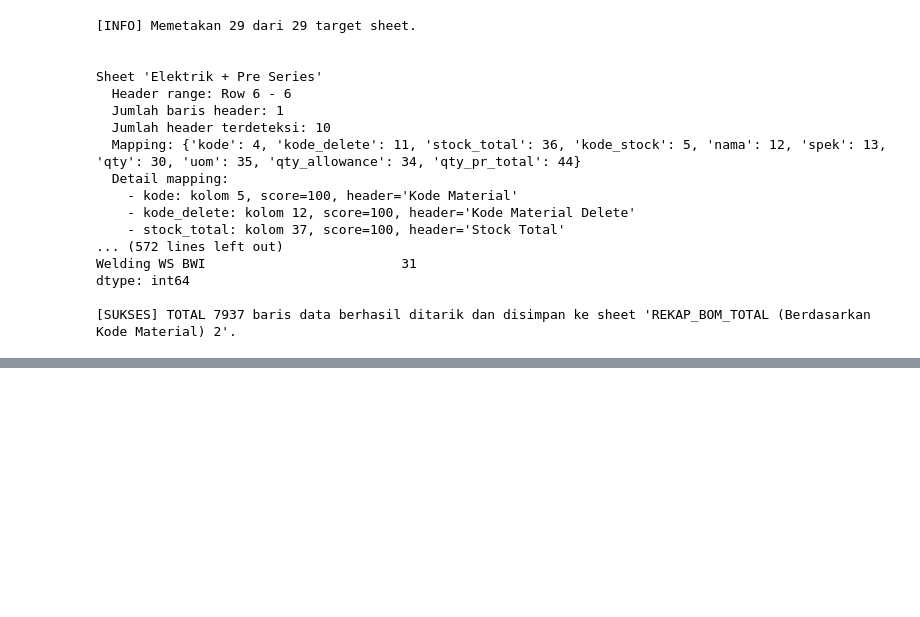
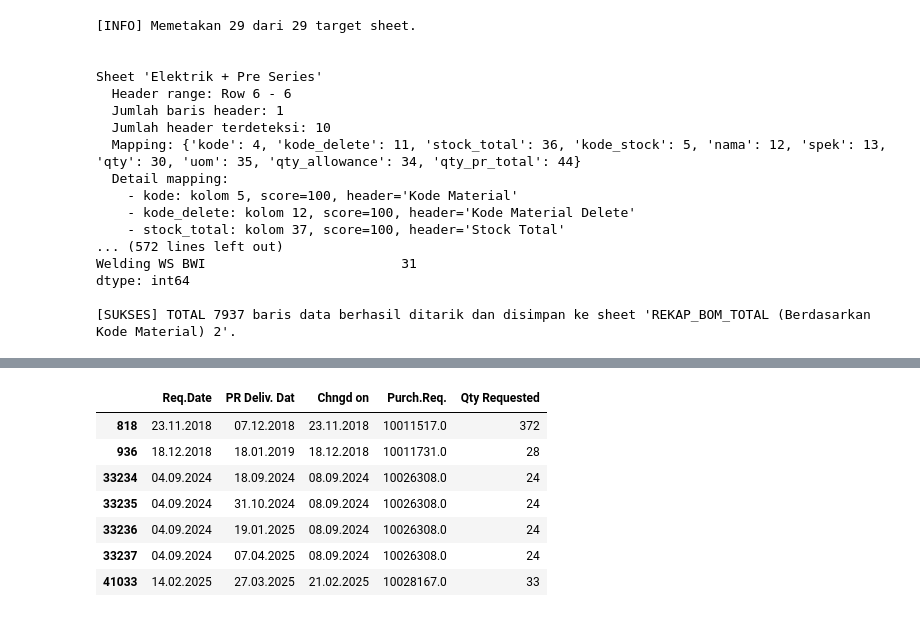
Before and after one commit to widura26/recap-automation, a Jupyter notebook: recap_automation.ipynb, the cells around one changed output, grey strips where cells are left out. Saved outputs shown, nothing was run; the diff lists cells and outputs as text; code cells hidden in the pictures; blank space fills up the shorter version.

```diff
--- a/recap_automation.ipynb
+++ b/recap_automation.ipynb
@@ -1219,0 +1160,11 @@ bom_data[(bom_data["Kode Material"]) & (bom_data["Stock Total"] > 0)]
+# %%
+sap_data[sap_data["Kode Material"] == "B52TI2203"][["Req.Date", "PR Deliv. Dat", "Chngd on", "Purch.Req.", "Qty Requested"]]
+# %% [output]
+|  | Req.Date | PR Deliv. Dat | Chngd on | Purch.Req. | Qty Requested |
+| 818 | 23.11.2018 | 07.12.2018 | 23.11.2018 | 10011517.0 | 372 |
+| 936 | 18.12.2018 | 18.01.2019 | 18.12.2018 | 10011731.0 | 28 |
+| 33234 | 04.09.2024 | 18.09.2024 | 08.09.2024 | 10026308.0 | 24 |
+| 33235 | 04.09.2024 | 31.10.2024 | 08.09.2024 | 10026308.0 | 24 |
+| 33236 | 04.09.2024 | 19.01.2025 | 08.09.2024 | 10026308.0 | 24 |
+| 33237 | 04.09.2024 | 07.04.2025 | 08.09.2024 | 10026308.0 | 24 |
+| 41033 | 14.02.2025 | 27.03.2025 | 21.02.2025 | 10028167.0 | 33 |
```
Also changed, not shown: parts of 48 cells of this notebook.
